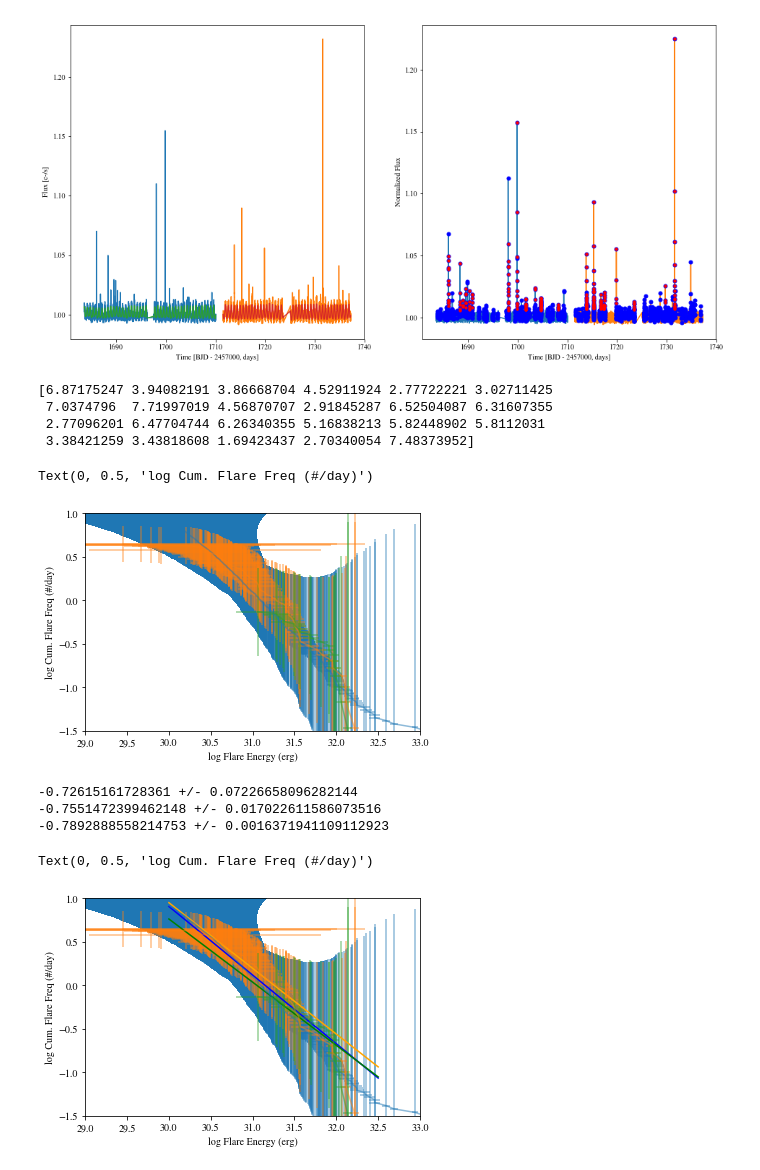
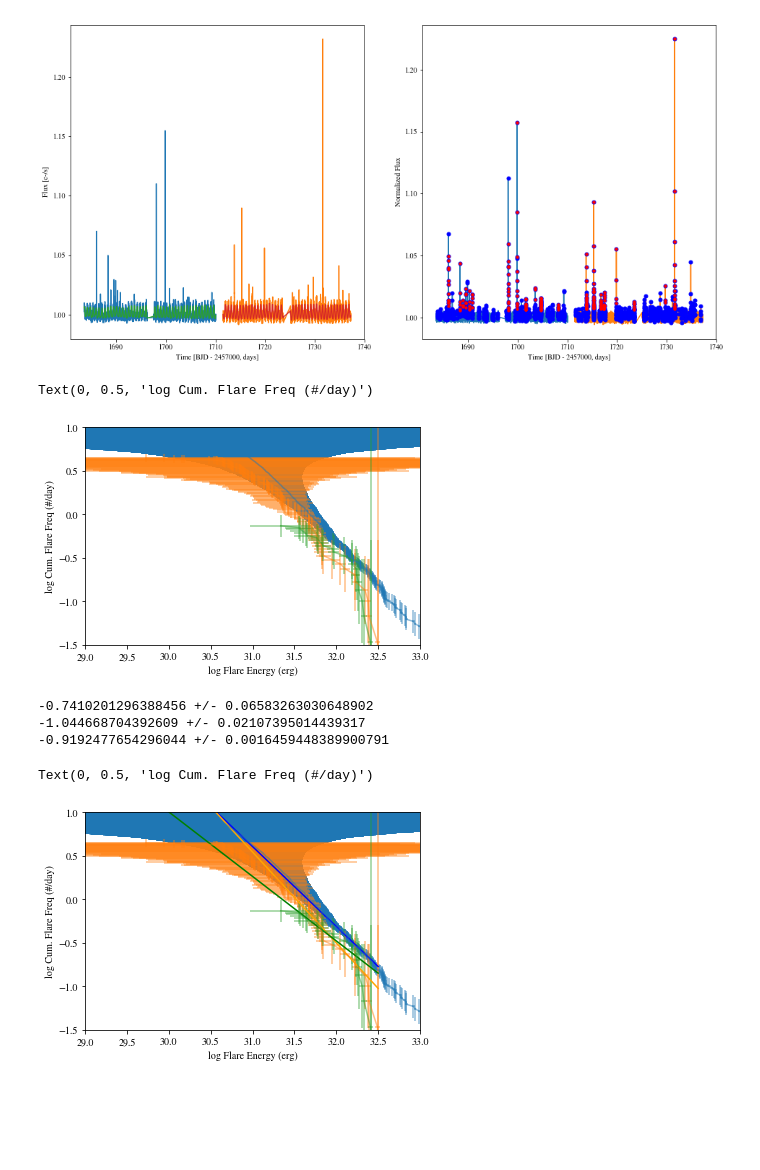
Before and after one commit to spencerw/tess_flare, a Jupyter notebook: gj1243.ipynb, the cells around one changed output. Cells and saved outputs as stored; diff of their text form; code cells hidden in the pictures; blank space fills up the shorter version.

Commit message:
Get units right on FFD error bars

```diff
--- a/gj1243.ipynb
+++ b/gj1243.ipynb
@@ -165,9 +165,11 @@ mask15 = df15['file'] == filename15
 df = pd.concat([df14[mask14], df15[mask15]])
 df = df[~np.isnan(df['lum'])]
 
-#lum = df.iloc[0]['lum']
+tess_time = (np.nanmedian(np.diff(x14))) * (len(x14))
+
+lum = df.iloc[0]['lum']
 # From Davenport 2016
-lum = 10**30.352907
+#lum = 10**30.352907
 
 dur = ((np.unique(tstop-tstart))*u.day).to(u.s).value
 ed = (df['ed'].values*u.day).to(u.s).value
@@ -175,15 +177,16 @@ sn = ed / np.sqrt(ed + (med_flux_err * dur))
 
 energy = (ed*lum*u.erg/u.s).value
 energy_eye = (ed_eye*lum*u.erg/u.s).value
-# %% [output]
-[6.87175247 3.94082191 3.86668704 4.52911924 2.77722221 3.02711425
- 7.0374796  7.71997019 4.56870707 2.91845287 6.52504087 6.31607355
- 2.77096201 6.47704744 6.26340355 5.16838213 5.82448902 5.8112031
- 3.38421259 3.43818608 1.69423437 2.70340054 7.48373952]
+# %%
+# Improved poisson error
+def Perror(n):
+    err_down = n * (1. - 1. / (9. * n) -1./(3. * np.sqrt(n)))**3 - n
+    err_up = n + np.sqrt(n + 0.75) + 1.0 - n
+    return err_down, err_up
 # %%
 # Flare energies from Davenport 2014
 kep_Lo = 30.037849     #Jim calculated this value long time ago
-#kep_Lo = np.log10(lum) # Use the same Lo I got for consistency
+kep_Lo = np.log10(lum) # Use the same Lo I got for consistency
 
 kep_lc = pd.read_csv('https://raw.githubusercontent.com/jradavenport/GJ1243-Flares/1732d4130daf663532596749d566d8f78be8f7b2/data/gj1243_master_slc.dat', delim_whitespace=True, skiprows=1,
                        names=('time', 'flux', 'error', 'detrended_flux'))
@@ -212,39 +215,46 @@ kep_nu = (np.arange(1, len(kep_ED)+1)) / kep_time
 flux_err_kep= kep_lc['error']/np.nanmedian(kep_lc['flux'])
 kep_sn = kep_ED / np.sqrt(kep_ED + (np.nanmedian(flux_err_kep) * kep_dur))
 
-kep_x_err = 1/np.log10(10)/kep_sn
-kep_y_err = 1/np.log(10)*np.sqrt(10**kep_y)/10**kep_y
+kep_x_err = 1/np.log(10)/kep_sn/np.log10(kep_ED)
+_, perror = Perror(10**kep_y*kep_time)/kep_time
+kep_y_err = 1/np.log(10)*perror/10**kep_y
+#kep_y_err = 1/np.log(10)*np.sqrt(10**kep_y)/10**kep_y
+
+#_,kep_nu_err = Perror(kep_nu * kep_time) / kep_time
+#kep_log_yerr = np.abs((kep_nu_err)/(kep_nu*np.log(10)))
 # %%
 eye_sort = np.argsort(ed_eye)
 energy_eye_sort = energy_eye[eye_sort]
 sn_eye_sort = sn_eye[eye_sort]
 x_vals_eye = energy_eye_sort
 log_x_vals_eye = np.log10(x_vals_eye)
 y_vals_eye = np.arange(0.001, len(energy_eye))[::-1]/30
 log_y_vals_eye = np.log10(y_vals_eye)
-log_x_err_eye = 1/np.log(10)/sn_eye_sort
-log_y_err_eye = 1/np.log(10)*np.sqrt(y_vals_eye)/y_vals_eye
+log_x_err_eye = 1/np.log(10)/sn_eye_sort/np.log10(ed_eye[eye_sort])
+_, perror = Perror(10**log_y_vals_eye*tess_time)/tess_time
+log_y_err_eye = 1/np.log(10)*perror/y_vals_eye
 
 ed_sort = np.argsort(ed)
 energy_sort = energy[ed_sort]
 sn_sort = sn[ed_sort]
 x_vals = energy_sort
 log_x_vals = np.log10(x_vals)
 y_vals = np.arange(0.001, len(energy))[::-1]/30
 log_y_vals = np.log10(y_vals)
-log_x_err = 1/np.log(10)/sn_sort
-log_y_err = 1/np.log(10)*np.sqrt(y_vals)/y_vals
+log_x_err = 1/np.log(10)/sn_sort/np.log10(ed[ed_sort])
+_, perror = Perror(10**log_y_vals*tess_time)/tess_time
+log_y_err = 1/np.log(10)*perror/y_vals
 
 plt.errorbar(kep_x, kep_y, xerr=kep_x_err, yerr=kep_y_err, alpha=0.5)
 plt.errorbar(log_x_vals_eye, log_y_vals_eye, xerr=log_x_err_eye, yerr=log_y_err_eye, alpha=0.5)
 plt.errorbar(log_x_vals, log_y_vals, xerr=log_x_err, yerr=log_y_err, alpha=0.5)
 plt.xlim(29, 33)
 plt.ylim(-1.5, 1)
 plt.xlabel('log Flare Energy (erg)')
 plt.ylabel('log Cum. Flare Freq (#/day)')
 # %% [output]
 Text(0, 0.5, 'log Cum. Flare Freq (#/day)')
-[figure, old version]
+[figure, new version]
 # %%
 # Since the x values have errors on them, use ODR to fit a line to the log-log data
 from scipy.odr import *
@@ -278,9 +288,9 @@ print(str(b0) + ' +/- ' + str(b0_err))
 print(str(b0_eye) + ' +/- ' + str(b0_err_eye))
 print(str(b0_kep) + ' +/- ' + str(b0_err_kep))
 # %% [output]
--0.72615161728361 +/- 0.07226658096282144
--0.7551472399462148 +/- 0.017022611586073516
--0.7892888558214753 +/- 0.0016371941109112923
+-0.7410201296388456 +/- 0.06583263030648902
+-1.044668704392609 +/- 0.02107395014439317
+-0.9192477654296044 +/- 0.0016459448389900791
 # %%
 x_model = np.linspace(30, 32.5)
 y_model = b0*x_model + b1
@@ -299,4 +309,4 @@ plt.xlabel('log Flare Energy (erg)')
 plt.ylabel('log Cum. Flare Freq (#/day)')
 # %% [output]
 Text(0, 0.5, 'log Cum. Flare Freq (#/day)')
-[figure, old version]
+[figure, new version]
```
Also changed, not shown: parts of 3 cells of this notebook.
